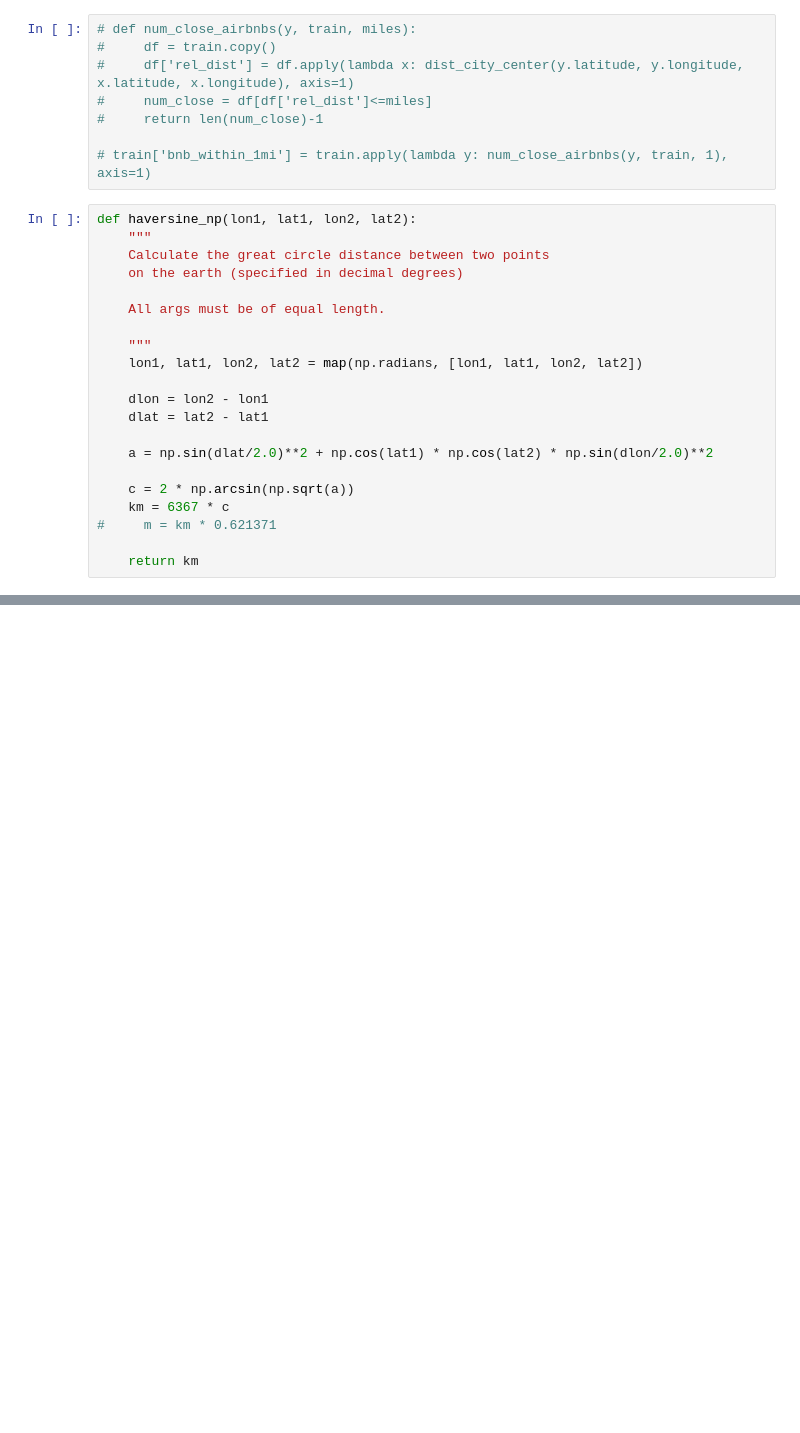
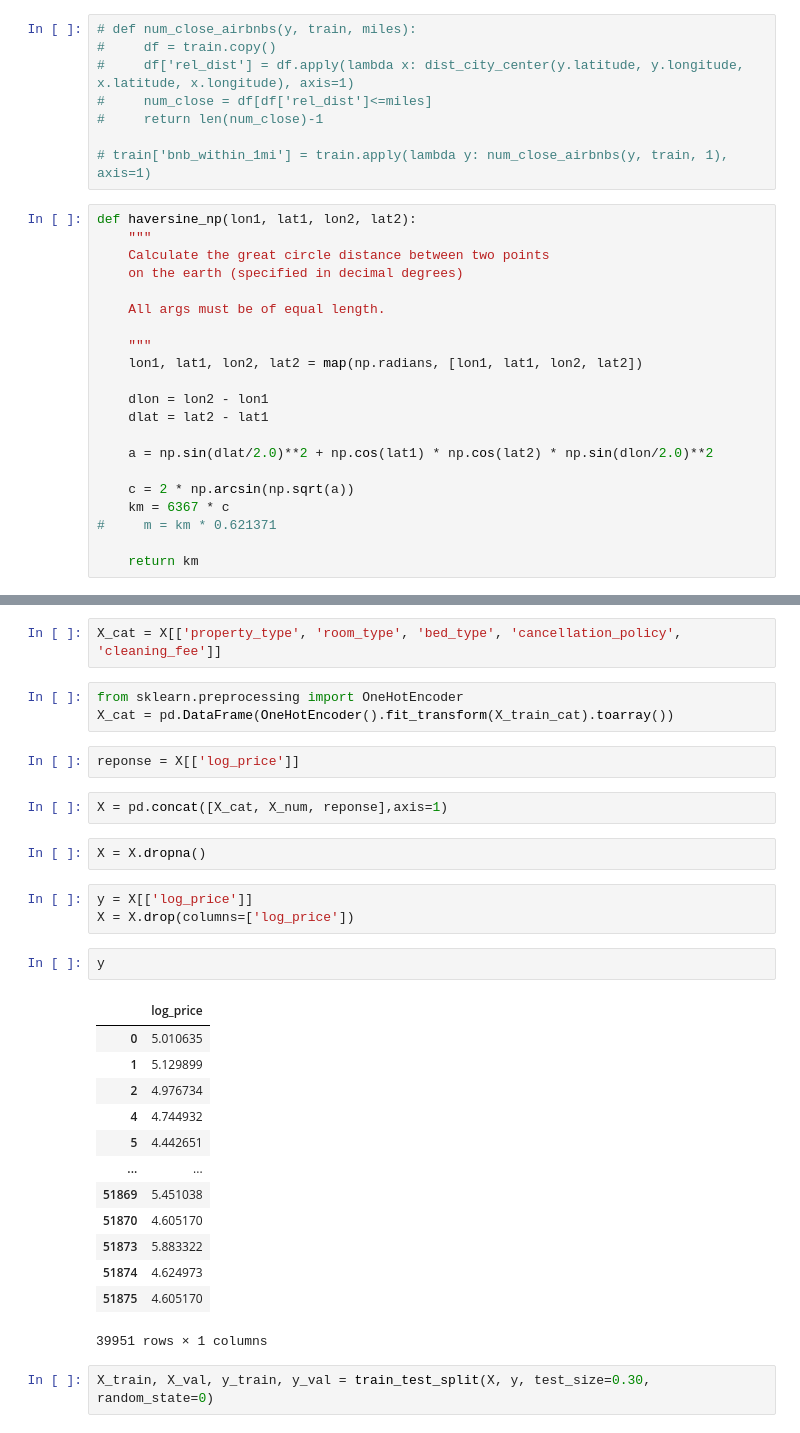
Before and after one commit to nikhil-bhargava/ids-705-final-project, a Jupyter notebook: notebooks/nikhil-eda.ipynb, the cells around one changed output, grey strips where cells are left out. Drawn from its saved outputs; the diff is of its cells as text; blank space fills up the shorter version.

```diff
--- a/notebooks/nikhil-eda.ipynb
+++ b/notebooks/nikhil-eda.ipynb
@@ -116,0 +147,32 @@ train.head()
+# %%
+X_cat = X[['property_type', 'room_type', 'bed_type', 'cancellation_policy', 'cleaning_fee']]
+# %%
+from sklearn.preprocessing import OneHotEncoder
+X_cat = pd.DataFrame(OneHotEncoder().fit_transform(X_train_cat).toarray())
+# %%
+reponse = X[['log_price']]
+# %%
+X = pd.concat([X_cat, X_num, reponse],axis=1)
+# %%
+X = X.dropna()
+# %%
+y = X[['log_price']]
+X = X.drop(columns=['log_price'])
+# %%
+y
+# %% [output]
+|  | log_price |
+| 0 | 5.010635 |
+| 1 | 5.129899 |
+| 2 | 4.976734 |
+| 4 | 4.744932 |
+| 5 | 4.442651 |
+| ... | ... |
+| 51869 | 5.451038 |
+| 51870 | 4.605170 |
+| 51873 | 5.883322 |
+| 51874 | 4.624973 |
+| 51875 | 4.605170 |
+39951 rows × 1 columns
+# %%
+X_train, X_val, y_train, y_val = train_test_split(X, y, test_size=0.30, random_state=0)
```
Also changed, not shown: parts of 24 cells of this notebook.
